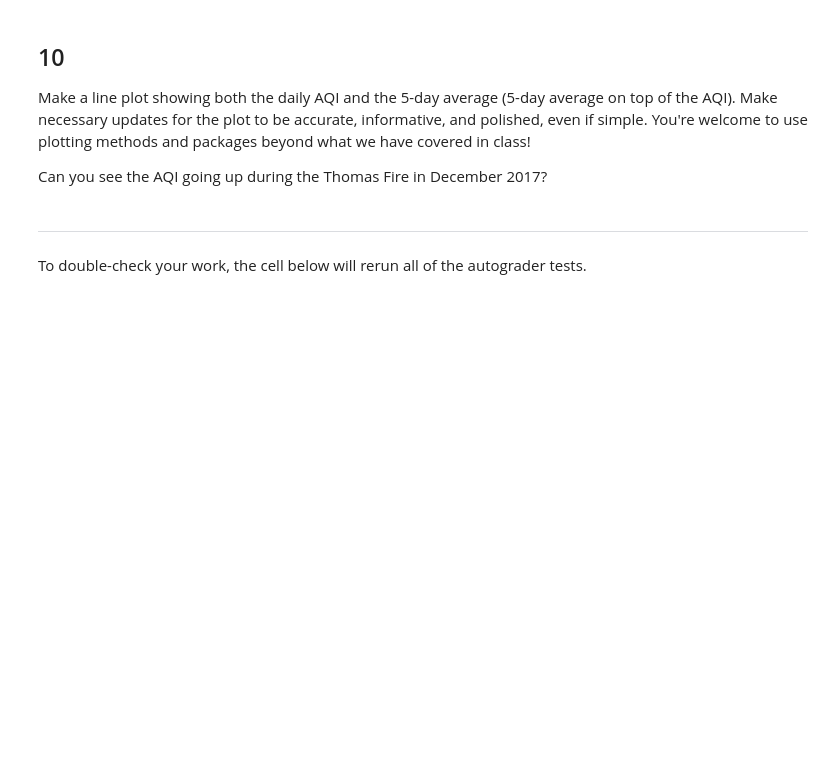
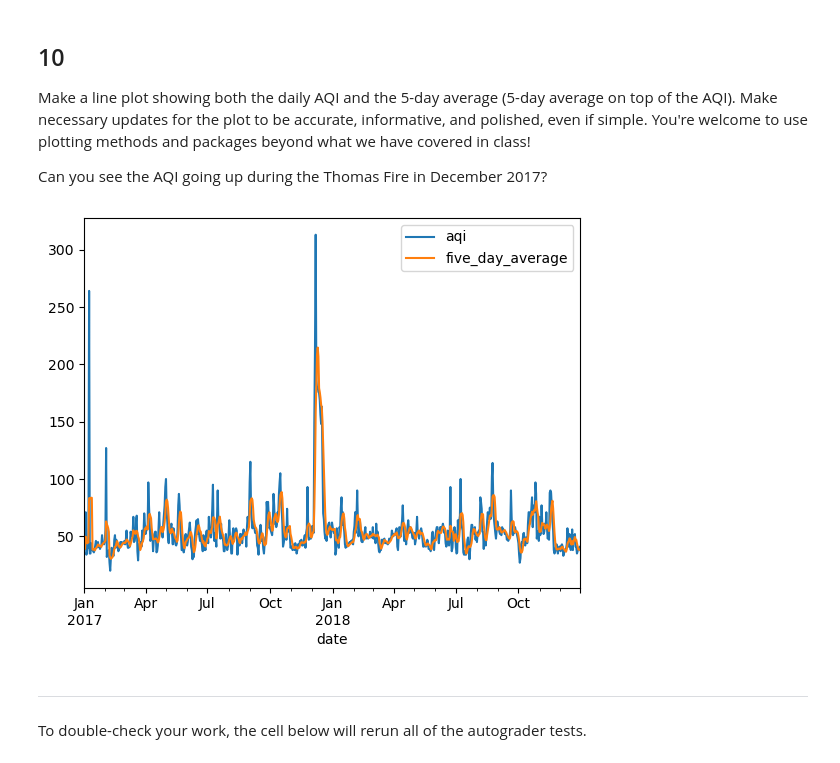
Before and after one commit to sarah-busby/eds220-hwk2, a Jupyter notebook: task3/hwk2-task3-aqi.ipynb, the cells around one changed output. Drawn from its saved outputs; the diff is of its cells as text; code cells hidden in the pictures; blank space fills up the shorter version.

```diff
--- a/task3/hwk2-task3-aqi.ipynb
+++ b/task3/hwk2-task3-aqi.ipynb
@@ -166,7 +225,10 @@ c. What is the data type of the `date` column? Write your answer in the markdown
 In the following cell:
 1. Update the `date` column of `aqi_sb` to have the `datetime64` data type.
 2. Update the index of `aqi_sb` to be the `date` column.
-# %%
-aqi_sb['date'] = ...
-aqi_sb = ...
-aqi_sb
+# %%
+# Convert `date` column to datetime
+aqi_sb['date'] = pd.to_datetime(aqi_sb['date'])
+
+# Set index to date
+aqi_sb = aqi_sb.set_index('date')
+aqi_sb
@@ -184,5 +261,5 @@ In the next cell we will calculate an average over a [rolling window](https://pa
 Store your answer in the `rolling_average` variable. Your result should be a `pandas.Series` indexed by `date`, with the 5-day averages as its values.
 # %%
 # Calculate AQI rolling average over 5 days
-rolling_average = ...
-rolling_average
+rolling_average = aqi_sb['aqi'].rolling('5D').mean()
+print(rolling_average)
@@ -197,2 +288,5 @@ aqi_sb
+# %%
+# Add 5 day rolling average column to aqi_sb data
+aqi_sb['five_day_average'] = rolling_average
 # %%
 grader.check("q9")
@@ -203,6 +299,13 @@ grader.check("q9")
 Make a line plot showing both the daily AQI and the 5-day average (5-day average on top of the AQI). Make necessary updates for the plot to be accurate, informative, and polished, even if simple. You're welcome to use plotting methods and packages beyond what we have covered in class!
 
 Can you see the AQI going up during the Thomas Fire in December 2017?
+# %%
+# Plot aqi and five day average
+aqi_sb.plot(kind = 'line',
+            y = ['aqi', 'five_day_average']
+           );
+# %% [output]
+[figure, added]
 # %% [markdown]
 ---
 
```
Also changed, not shown: parts of 17 cells of this notebook, 1 other file.
